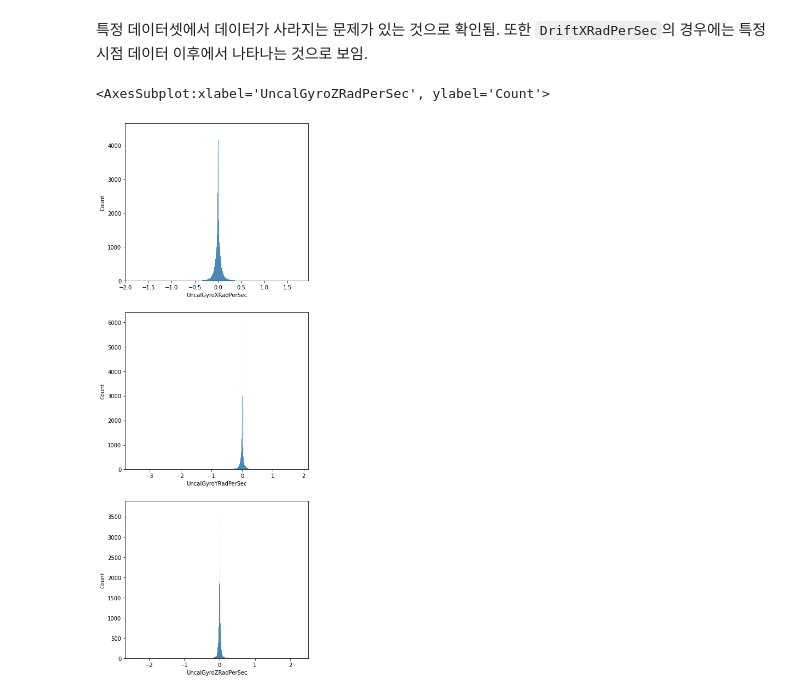
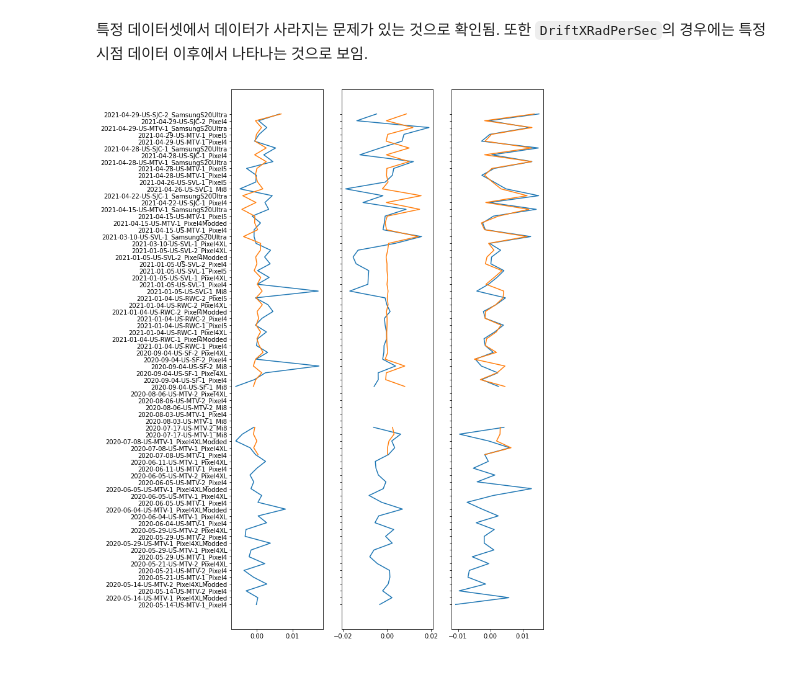
Before and after one commit to leeh8911/BeSuperRepo, a Jupyter notebook: GoogleSmartPhone/code/EDA.ipynb, the cells around one changed output. Drawn from its saved outputs; the diff is of its cells as text; code cells hidden in the pictures.

```diff
--- a/GoogleSmartPhone/code/EDA.ipynb
+++ b/GoogleSmartPhone/code/EDA.ipynb
@@ -346,12 +337,20 @@ for i, phone in enumerate(phones):
 # %% [markdown]
 특정 데이터셋에서 데이터가 사라지는 문제가 있는 것으로 확인됨.
 또한 `DriftXRadPerSec`의 경우에는 특정 시점 데이터 이후에서 나타나는 것으로 보임.
-# %%
-fig, axes = plt.subplots(3, 2, figsize = (6, 18))
-
-sns.histplot(df_train['UncalGyroXRadPerSec'], ax = axes[0])
-sns.histplot(df_train['UncalGyroYRadPerSec'], ax = axes[1])
-sns.histplot(df_train['UncalGyroZRadPerSec'], ax = axes[2])
-# %% [output]
-<AxesSubplot:xlabel='UncalGyroZRadPerSec', ylabel='Count'>
-[figure, removed]
+# %%
+means = df_train.groupby('phone').mean().reset_index()
+
+fig, axes = plt.subplots(1, 3, figsize = (9, 16))
+axes[0].plot(means['UncalGyroXRadPerSec'], means['phone'])
+axes[0].plot(means['DriftXRadPerSec']    , means['phone'])
+axes[1].plot(means['UncalGyroYRadPerSec'], means['phone'])
+axes[1].plot(means['DriftYRadPerSec']    , means['phone'])
+axes[2].plot(means['UncalGyroZRadPerSec'], means['phone'])
+axes[2].plot(means['DriftZRadPerSec']    , means['phone'])
+
+axes[1].set_yticklabels("")
+axes[2].set_yticklabels("")
+
+plt.show()
+# %% [output]
+[figure, added]
```
Also changed, not shown: parts of 10 cells of this notebook, 1 other file.
